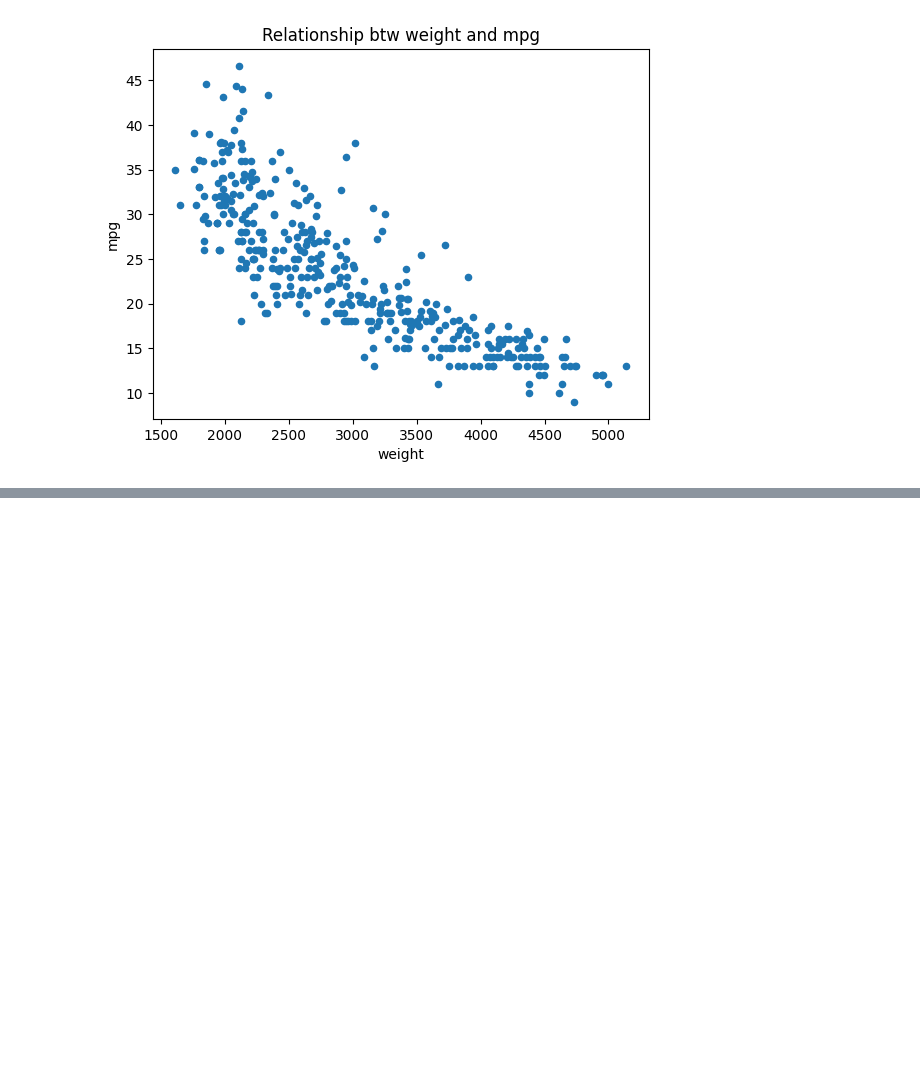
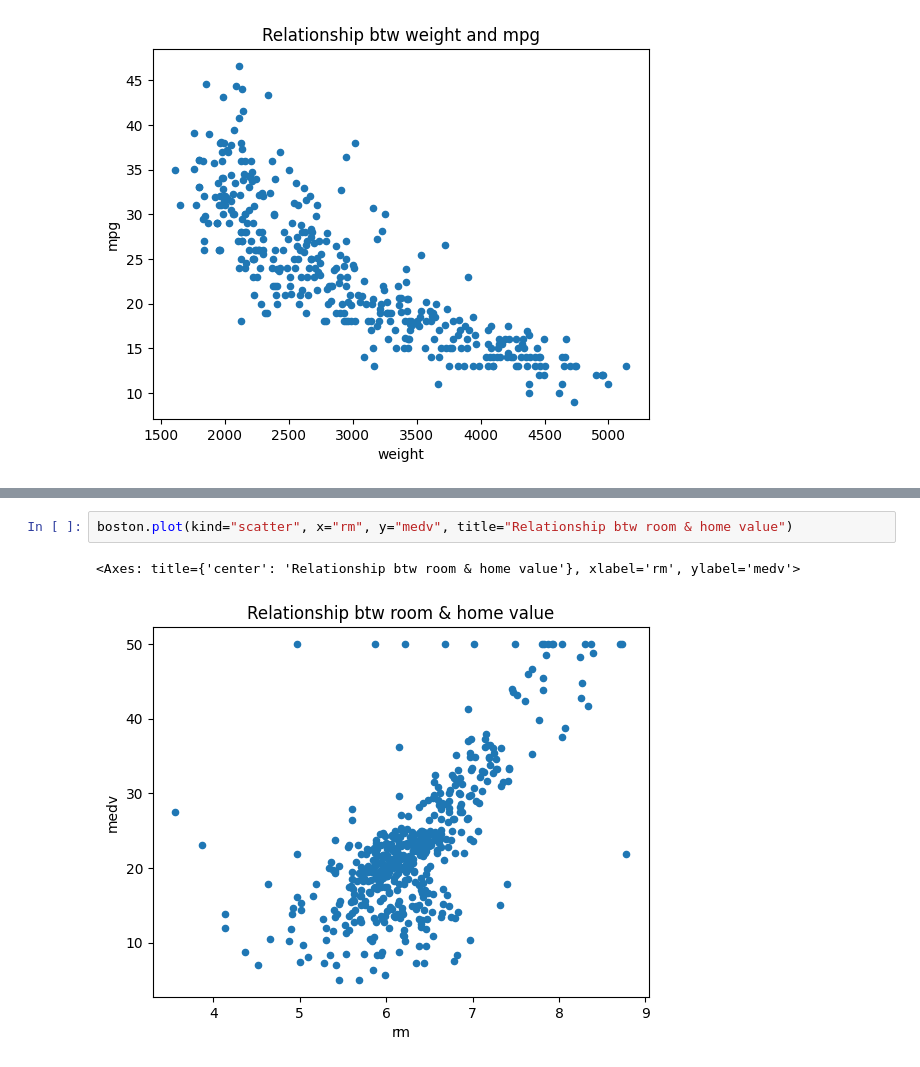
Before and after one commit to caoa0816/ISLP_labs, a Jupyter notebook: ch02/Ch02-exercise.ipynb, the cells around one changed output, grey strips where cells are left out. Saved outputs shown, nothing was run; the diff lists cells and outputs as text; blank space fills up the shorter version.

```diff
--- a/ch02/Ch02-exercise.ipynb
+++ b/ch02/Ch02-exercise.ipynb
@@ -167,0 +198,5 @@ auto.plot(kind="scatter", x="weight", y="mpg", title="Relationship btw weight an
+# %%
+boston.plot(kind="scatter", x="rm", y="medv", title="Relationship btw room & home value")
+# %% [output]
+<Axes: title={'center': 'Relationship btw room & home value'}, xlabel='rm', ylabel='medv'>
+[figure, added]
```
Also changed, not shown: parts of 16 cells of this notebook.
